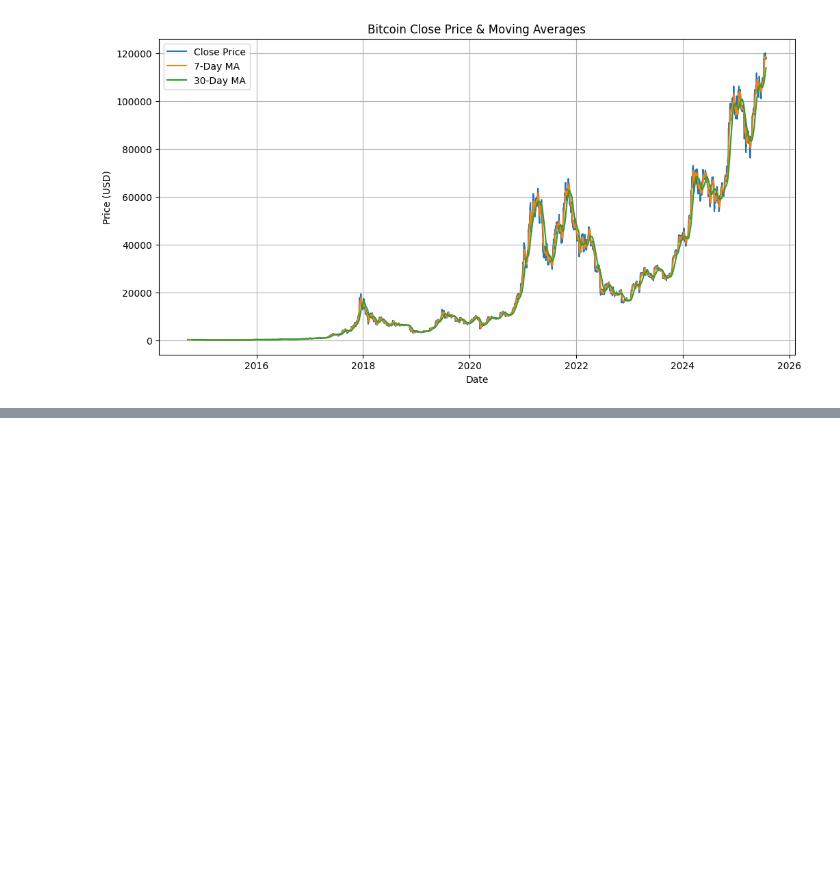
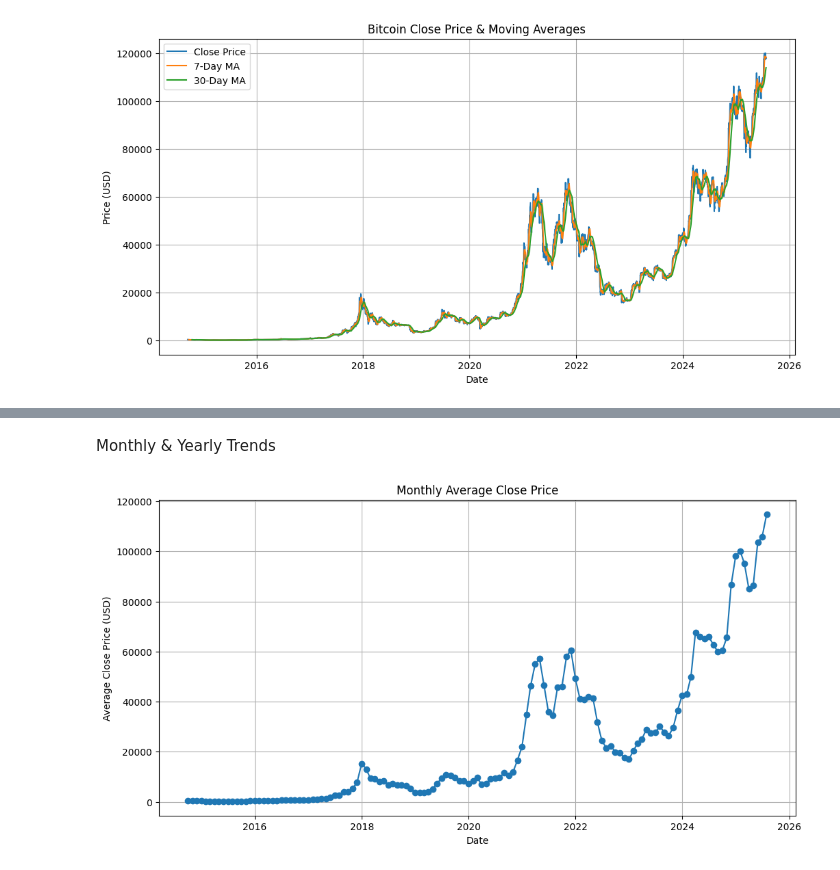
Before and after one commit to EltonGino/Bitcoin-Insights-Pro, a Jupyter notebook: main.ipynb, the cells around one changed output, grey strips where cells are left out. Saved outputs shown, nothing was run; the diff lists cells and outputs as text; code cells hidden in the pictures; blank space fills up the shorter version.

```diff
--- a/main.ipynb
+++ b/main.ipynb
@@ -118,0 +145,15 @@ plt.show()
+# %% [markdown]
+Monthly & Yearly Trends
+# %%
+#Monthly mean price
+monthly_data = df.resample('ME', on='Date').mean()
+
+plt.figure(figsize=(12,6))
+plt.plot(monthly_data.index, monthly_data['Close'], marker='o')
+plt.title('Monthly Average Close Price')
+plt.xlabel('Date')
+plt.ylabel('Average Close Price (USD)')
+plt.grid()
+plt.show()
+# %% [output]
+[figure, added]
```
Also changed, not shown: parts of 4 cells of this notebook.
